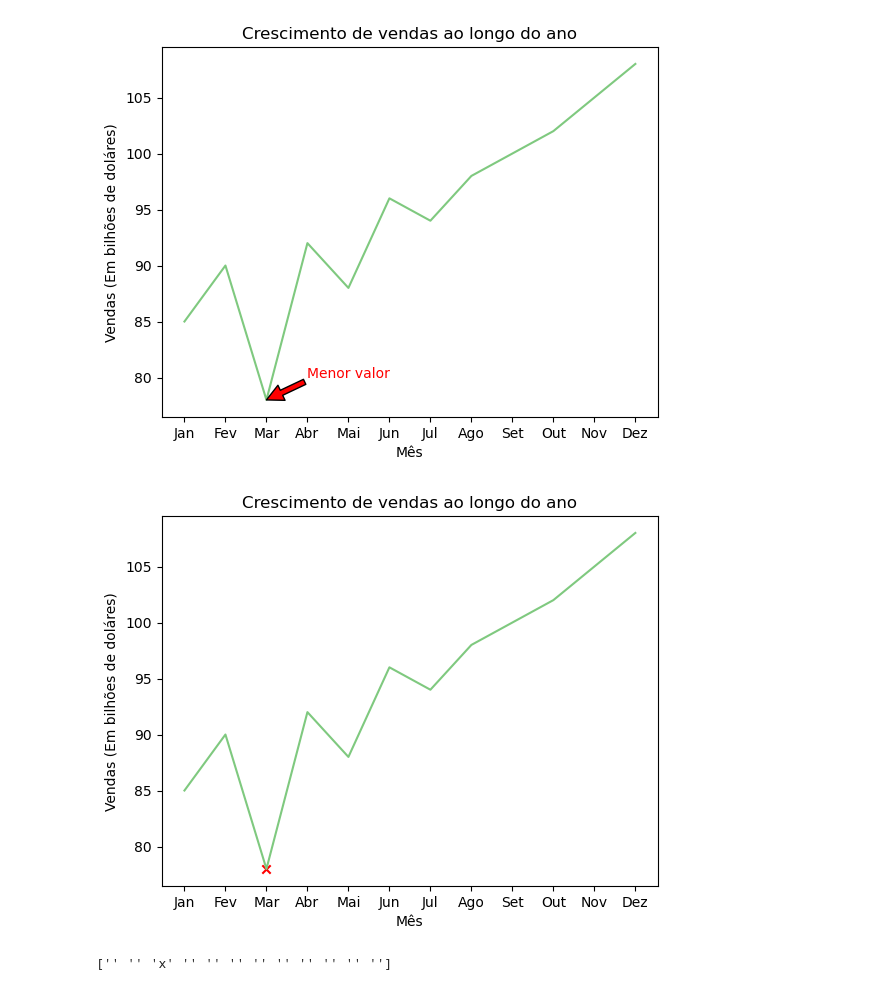
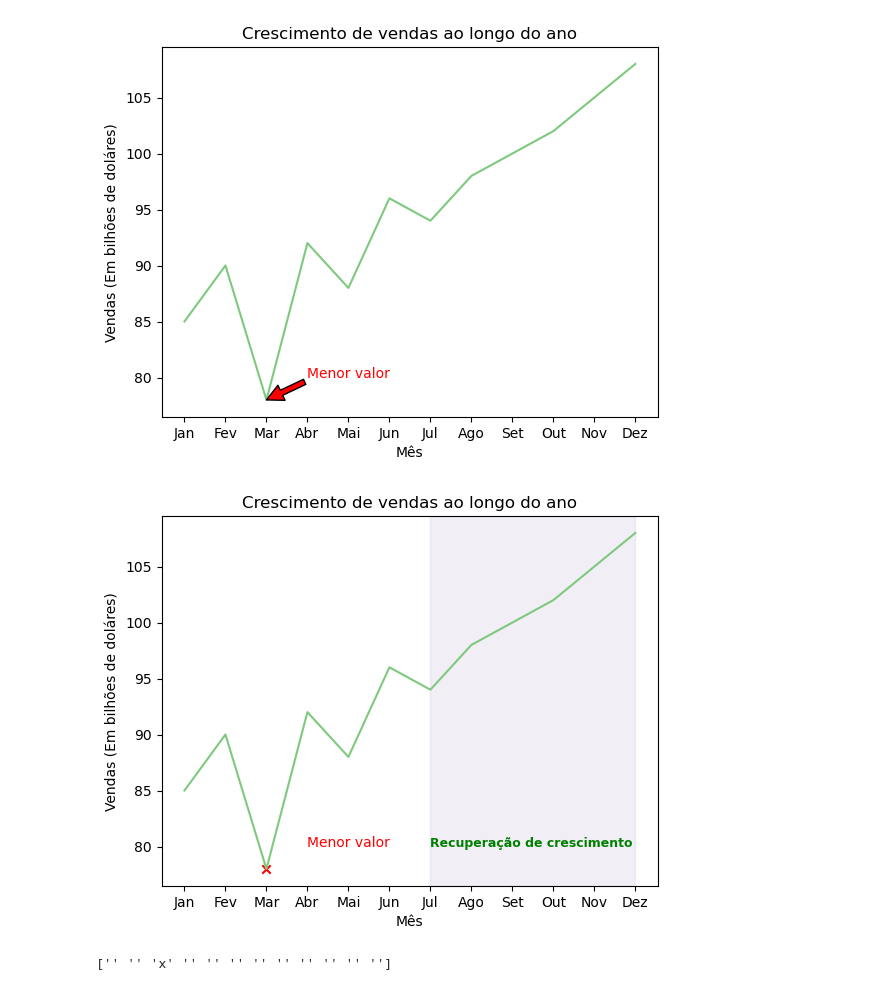
Before and after one commit to PauloViniciusR/Analise_dados, a Jupyter notebook: Matplotlib/09_plt_personalizacao_linhas_parte_1.ipynb, the cells around one changed output. Drawn from its saved outputs; the diff is of its cells as text; code cells hidden in the pictures.

```diff
--- a/Matplotlib/09_plt_personalizacao_linhas_parte_1.ipynb
+++ b/Matplotlib/09_plt_personalizacao_linhas_parte_1.ipynb
@@ -24,37 +24,44 @@ plt.show()
 # %%
 import matplotlib.pyplot as plt
 from cycler import cycler
 import numpy as np
 
 meses = ['Jan', 'Fev', 'Mar', 'Abr', 'Mai', 'Jun', 'Jul', 'Ago', 'Set', 'Out', 'Nov', 'Dez']
 vendas = [85, 90, 78, 92, 88, 96, 94, 98, 100, 102, 105, 108]
-
 marcadores = np.where(vendas == np.min(vendas), "x", "")
 
+# Paleta de cores
+cores = plt.get_cmap("Accent").colors
+ciclo_cores = cycler("color", cores)
+plt.rc("axes", prop_cycle=ciclo_cores)
+
+# Gráfico base
 plt.plot(meses, vendas)
 
+# Marcadores e anotação
 for posicao, marcador in enumerate(marcadores):
     if marcador == "x":
         cor="red"
     else:
         cor="blue"
     plt.scatter(meses[posicao], vendas[posicao], marker=marcador, color=cor)
 
 
-cores = plt.get_cmap("Accent").colors
-ciclo_cores = cycler("color", cores)
-plt.rc("axes", prop_cycle=ciclo_cores)
+plt.annotate("Menor valor", color="red", xy=(2, 78), xytext=(3, 80))
 
-#plt.annotate("Menor valor", color="red", xy=(2, 78), xytext=(3, 80), arrowprops=dict(facecolor="red"))
+# Destaque de região
+plt.axvspan(6 , 11, alpha=0.2, color=cores[1])
+
+plt.text(6, 80, "Recuperação de crescimento", color="green", fontsize=9, weight="bold")
 
 plt.xlabel("Mês")
 plt.ylabel("Vendas (Em bilhões de doláres)")
 plt.title("Crescimento de vendas ao longo do ano")
 
 
 plt.show()
 # %% [output]
-[figure, old version]
+[figure, new version]
 # %%
 print(marcadores)
 # %% [output]
```
Also changed, not shown: parts of 1 cell of this notebook.
